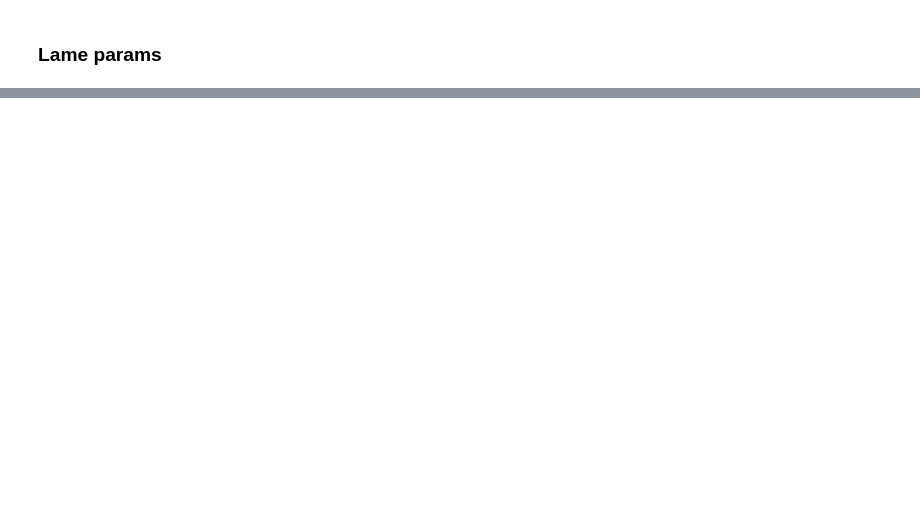
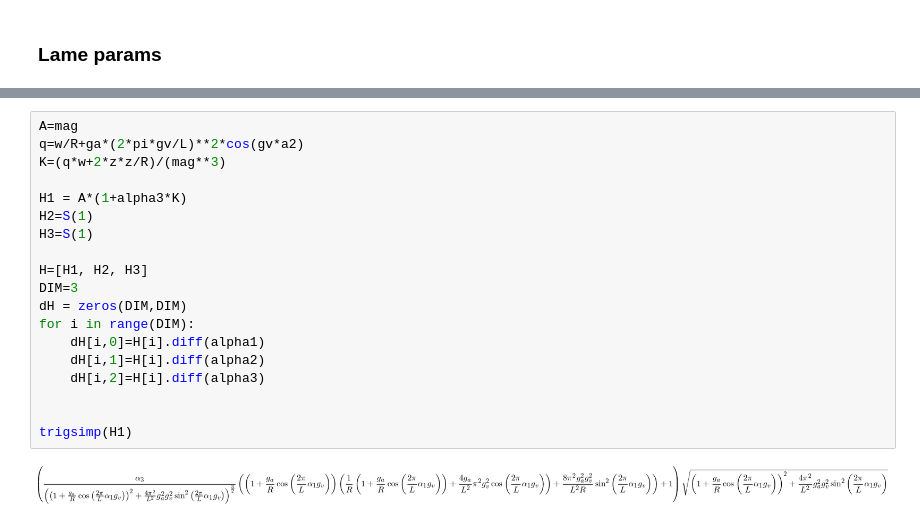
Before and after one commit to tarashor/vibrations, a Jupyter notebook: py/notebooks/MatricesForPlaneCorrugatedShellsNormal.ipynb, the cells around one changed output, grey strips where cells are left out. Saved outputs shown, nothing was run; the diff lists cells and outputs as text; blank space fills up the shorter version.

```diff
--- a/py/notebooks/MatricesForPlaneCorrugatedShellsNormal.ipynb
+++ b/py/notebooks/MatricesForPlaneCorrugatedShellsNormal.ipynb
@@ -202,0 +179,21 @@ trigsimp(H1)
+# %%
+A=mag
+q=w/R+ga*(2*pi*gv/L)**2*cos(gv*a2)
+K=(q*w+2*z*z/R)/(mag**3)
+
+H1 = A*(1+alpha3*K)
+H2=S(1)
+H3=S(1)
+
+H=[H1, H2, H3]
+DIM=3
+dH = zeros(DIM,DIM)
+for i in range(DIM):
+    dH[i,0]=H[i].diff(alpha1)
+    dH[i,1]=H[i].diff(alpha2)
+    dH[i,2]=H[i].diff(alpha3)
+
+
+trigsimp(H1)
+# %% [output]
+[figure, added]
```
Also changed, not shown: parts of 6 cells of this notebook, 10 other files.
